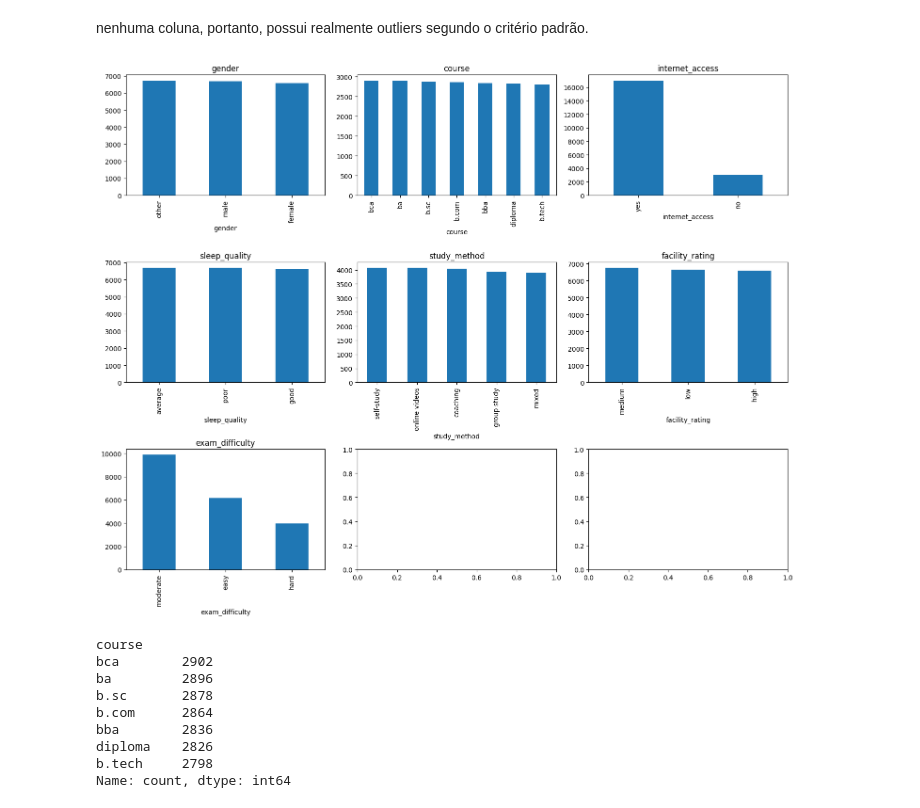
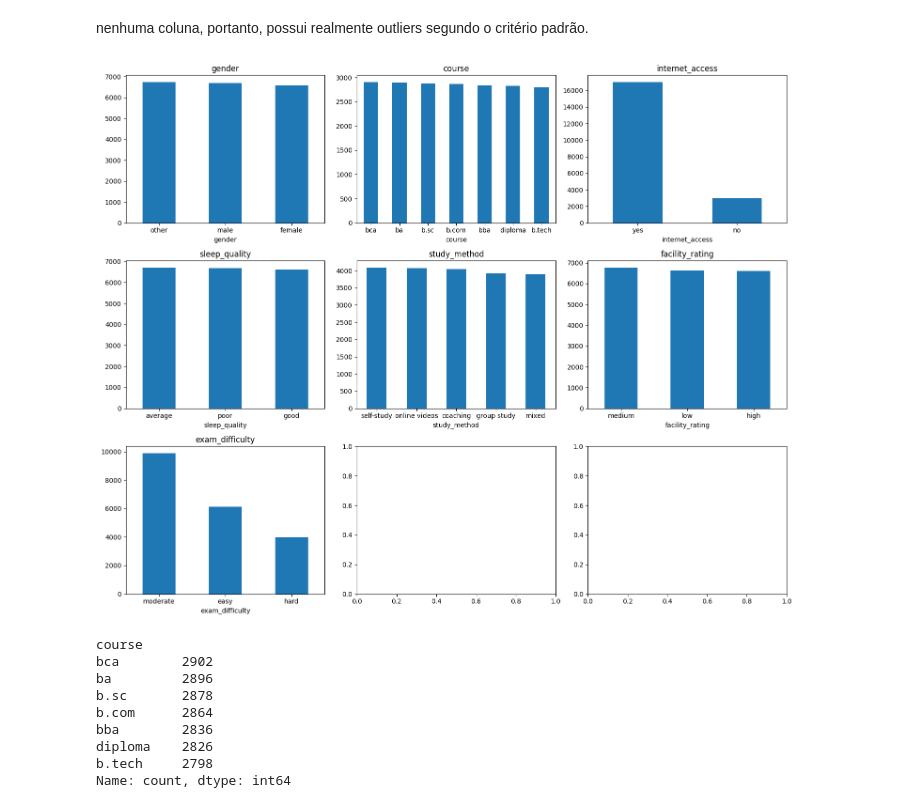
Before and after one commit to ArthurLagares/previsao_de_notas, a Jupyter notebook: notebook.ipynb, the cells around one changed output. Drawn from its saved outputs; the diff is of its cells as text; code cells hidden in the pictures.

```diff
--- a/notebook.ipynb
+++ b/notebook.ipynb
@@ -186,17 +186,17 @@ nenhuma coluna, portanto, possui realmente outliers segundo o critério padrão.
 # %%
 
 fig, axes = plt.subplots(3, 3, figsize=(15, 12))
 axes = axes.flatten()
 
 for i, col in enumerate(col_cat):
     # Aqui fazemos a contagem antes de plotar
-    df_dados[col].value_counts().plot(kind='bar', ax=axes[i])
+    df_dados[col].value_counts().plot(kind='bar', ax=axes[i], rot= 0)
     axes[i].set_title(col)
 
 plt.tight_layout()
 plt.show()
 # %% [output]
-[figure, old version]
+[figure, new version]
 # %%
 df_dados['course'].value_counts()
 # %% [output]
```
Also changed, not shown: 1 other file.
